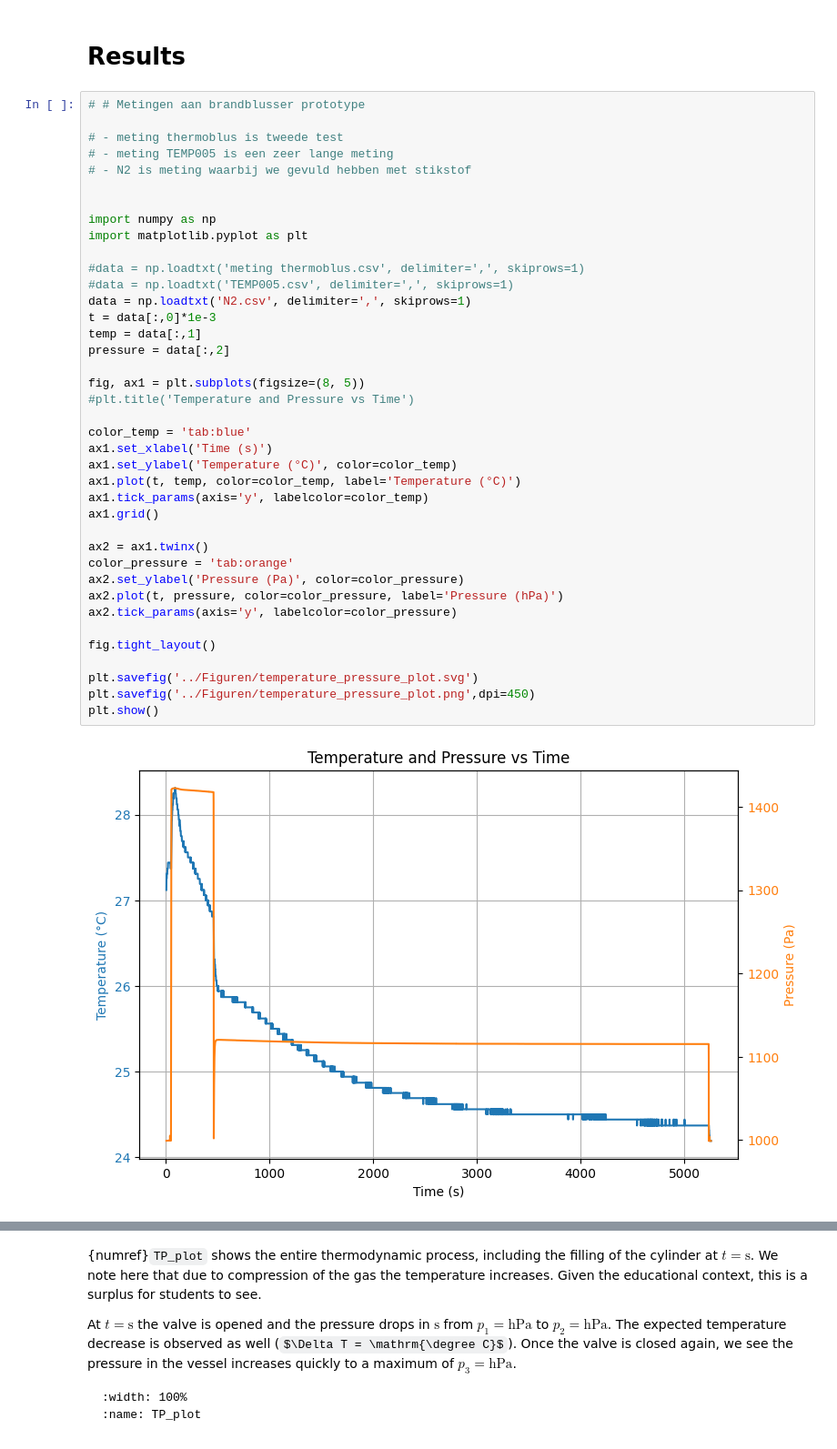
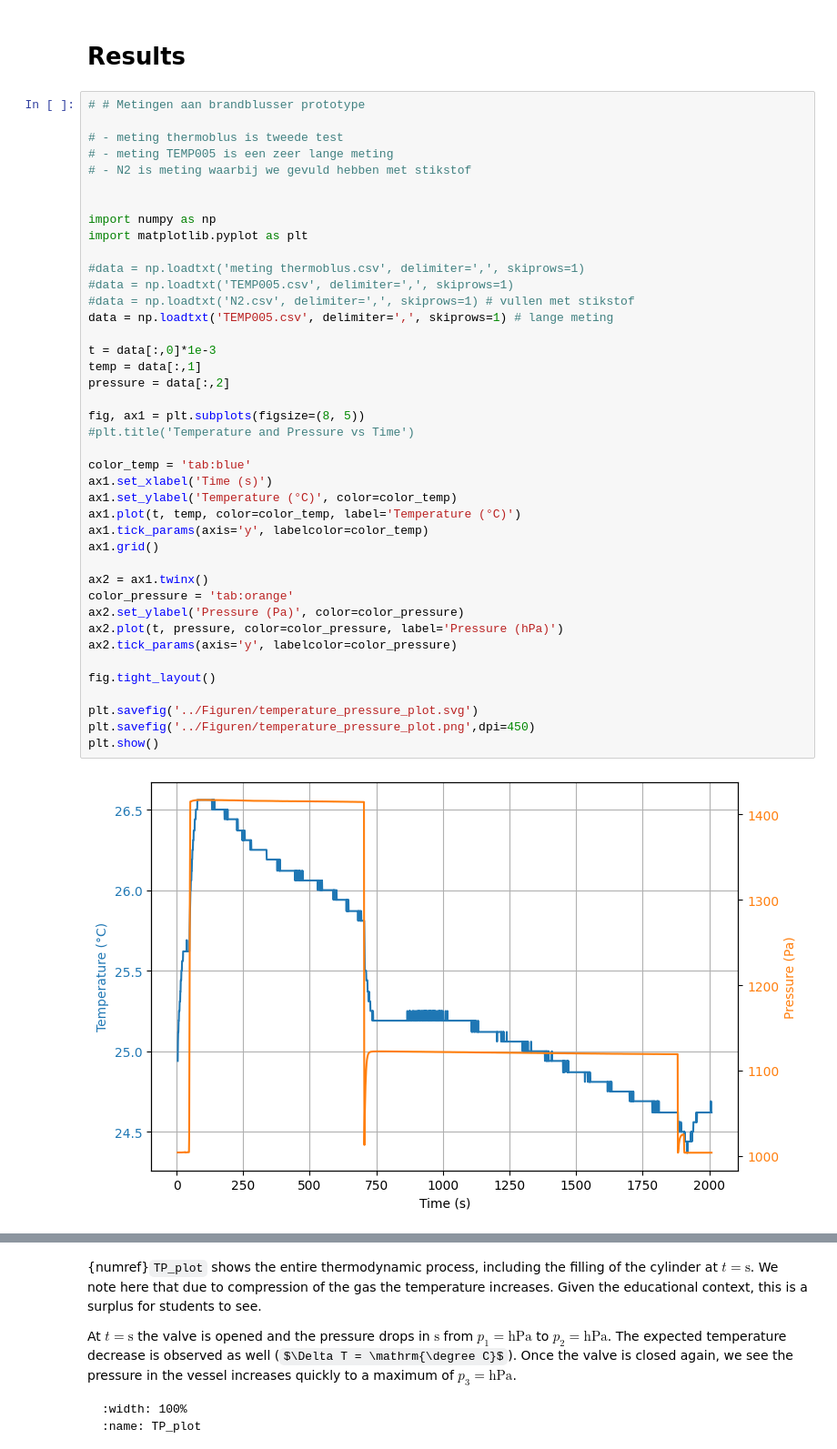
Before and after one commit to Contemporary-Physicslab/ThermoLabs, a Jupyter notebook: brandblusser/thermo.ipynb, the cells around one changed output, grey strips where cells are left out. Shown: that part at 91% size. Cells and saved outputs as stored; diff of their text form; some formulas as TeX source.

```diff
--- a/brandblusser/thermo.ipynb
+++ b/brandblusser/thermo.ipynb
@@ -71,35 +78,37 @@ import numpy as np
 import matplotlib.pyplot as plt
 
 #data = np.loadtxt('meting thermoblus.csv', delimiter=',', skiprows=1)
 #data = np.loadtxt('TEMP005.csv', delimiter=',', skiprows=1)
-data = np.loadtxt('N2.csv', delimiter=',', skiprows=1)
+#data = np.loadtxt('N2.csv', delimiter=',', skiprows=1) # vullen met stikstof
+data = np.loadtxt('TEMP005.csv', delimiter=',', skiprows=1) # lange meting
+
 t = data[:,0]*1e-3
 temp = data[:,1]
 pressure = data[:,2]
 
 fig, ax1 = plt.subplots(figsize=(8, 5))
 #plt.title('Temperature and Pressure vs Time')
 
 color_temp = 'tab:blue'
 ax1.set_xlabel('Time (s)')
 ax1.set_ylabel('Temperature (°C)', color=color_temp)
 ax1.plot(t, temp, color=color_temp, label='Temperature (°C)')
 ax1.tick_params(axis='y', labelcolor=color_temp)
 ax1.grid()
 
 ax2 = ax1.twinx()
 color_pressure = 'tab:orange'
 ax2.set_ylabel('Pressure (Pa)', color=color_pressure)
 ax2.plot(t, pressure, color=color_pressure, label='Pressure (hPa)')
 ax2.tick_params(axis='y', labelcolor=color_pressure)
 
 fig.tight_layout()
 
 plt.savefig('../Figuren/temperature_pressure_plot.svg')
 plt.savefig('../Figuren/temperature_pressure_plot.png',dpi=450)
 plt.show()
 # %% [output]
-[figure, old version]
+[figure, new version]
 # %%
 # # Metingen aan brandblusser prototype
 
```
Also changed, not shown: parts of 3 cells of this notebook, 7 other files.
